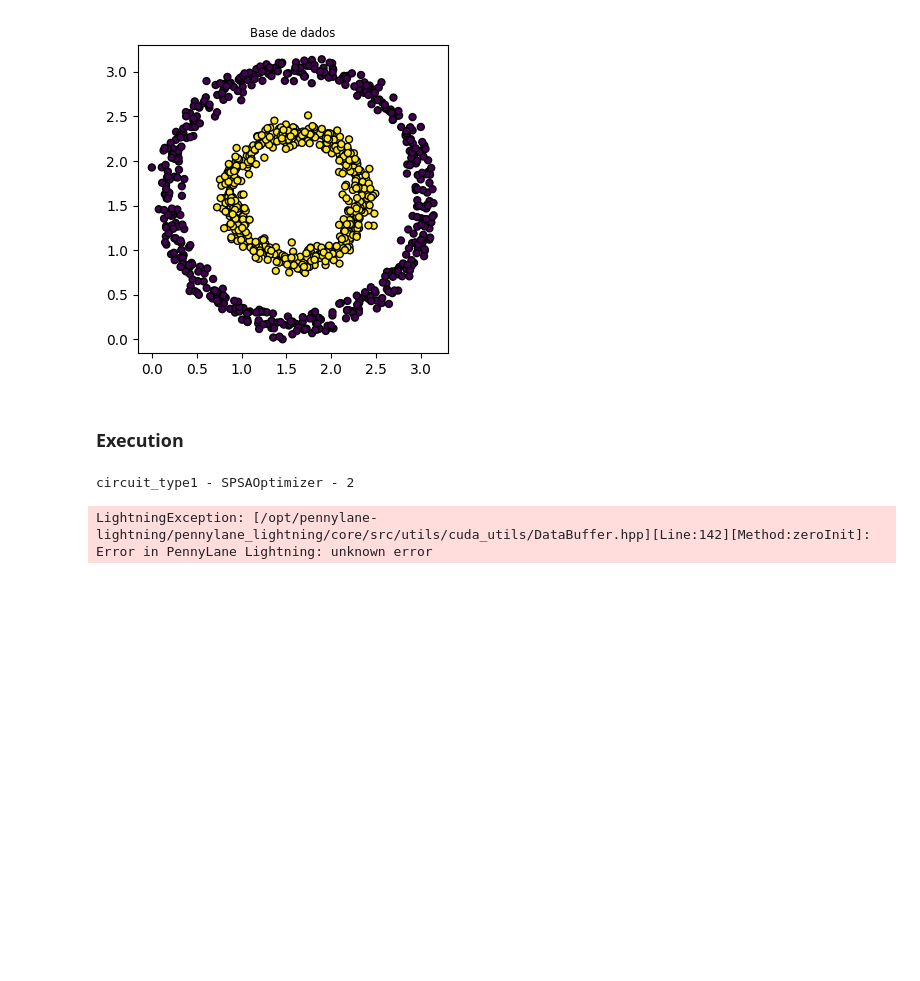
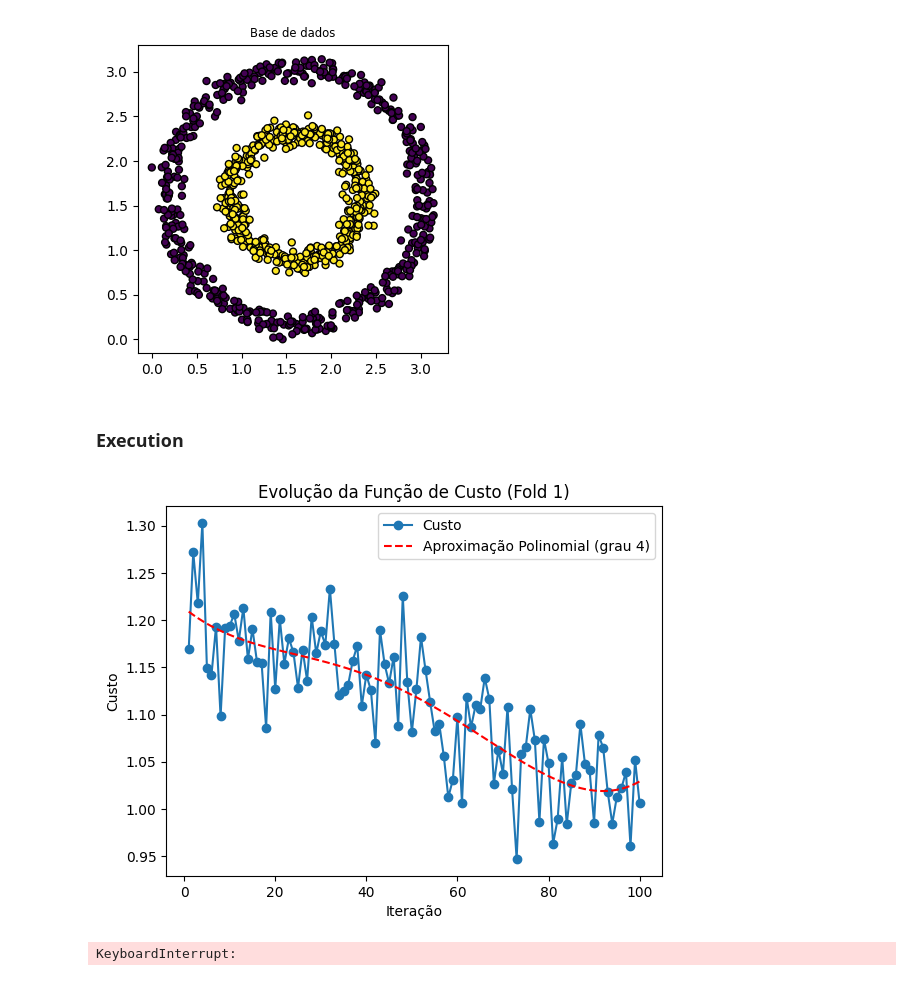
Before and after one commit to BrunodsRamos2/qvc-clustering, a Jupyter notebook: vqc-clustering.ipynb, the cells around one changed output. Drawn from its saved outputs; the diff is of its cells as text; code cells hidden in the pictures; blank space fills up the shorter version.

```diff
--- a/vqc-clustering.ipynb
+++ b/vqc-clustering.ipynb
@@ -33,6 +36,28 @@ np_qml.random.seed(seed)
 import warnings
 
 warnings.filterwarnings('ignore', message=".*Graph is not fully connected.*")
+# %%
+# Obter o logger raiz
+logger = logging.getLogger()
+logger.setLevel(logging.INFO)  # Define o nível mínimo de mensagens
+
+# Remover todos os handlers existentes (se houver)
+if logger.hasHandlers():
+    logger.handlers.clear()
+
+# Criar um FileHandler para salvar as mensagens em um arquivo
+file_handler = logging.FileHandler(f'log_{date.today().strftime("%d_%m_%Y")}.log')
+file_handler.setLevel(logging.DEBUG)
+
+# Definir o formato das mensagens de log
+formatter = logging.Formatter(
+    fmt='%(asctime)s - %(levelname)s - %(message)s',
+    datefmt='%Y-%m-%d %H:%M:%S'
+)
+file_handler.setFormatter(formatter)
+
+# Adicionar o FileHandler ao logger
+logger.addHandler(file_handler)
 # %% [markdown]
 # VQC`s
 # %% [markdown]
@@ -188,9 +165,8 @@ def cost(
     predictions = map_prediction(predictions)
 
     if len(np.unique(predictions)) == 1: # Penaliza o circuito se tiver prevendo somente um cluster
-        metric = np_qml.float16(5)
+        metric = np_qml.float16(1)
     else:
-        # metric = davies_bouldin_score(features, predictions)
         metric = 1 - silhouette_score(features, predictions)
     # l2 = 0.01 * (np_qml.sum(bias**2) + np_qml.sum(weights**2))
 
@@ -517,7 +588,7 @@ X, y = normalize_data_transformY(X, y, range_init=0, range_end=np.pi)
 # %% [markdown]
 ### Execution
 # %%
-execute(X, "circle", iterations=10, log_interval=1, batch_size=64, show_log=False)
+execute(X, "circle", iterations=100, batch_size=64, show_log=True)
 # %% [output]
+[figure, added]
-circuit_type1 - SPSAOptimizer - 2
+KeyboardInterrupt:
-LightningException: [/opt/pennylane-lightning/pennylane_lightning/core/src/utils/cuda_utils/DataBuffer.hpp][Line:142][Method:zeroInit]: Error in PennyLane Lightning: unknown error
```
Also changed, not shown: parts of 10 cells of this notebook, 3 other files.
